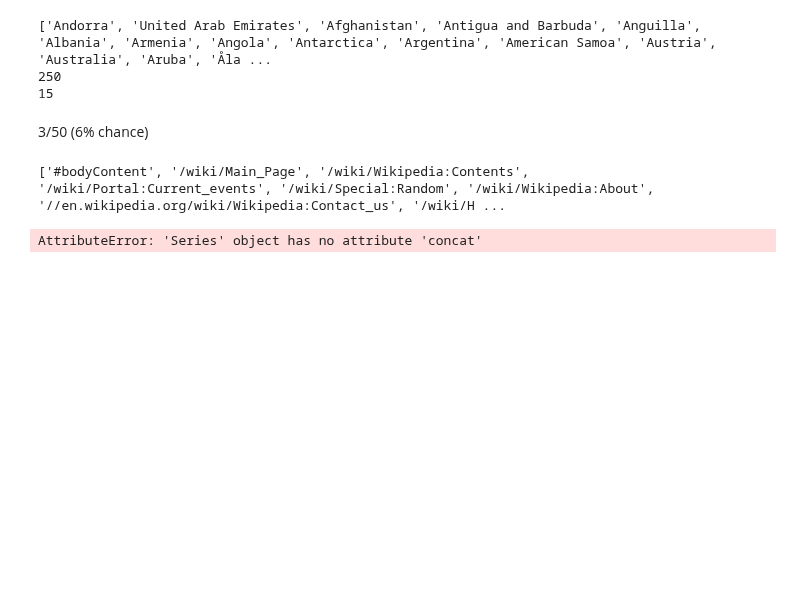
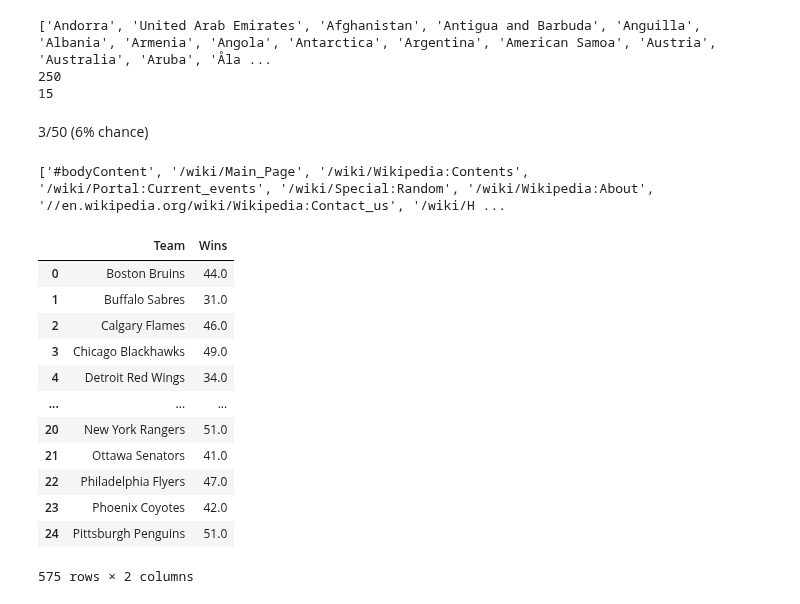
Before and after one commit to ReverseRasterization/AI, a Jupyter notebook: Semester 1/Web Scraping/Untitled.ipynb, the cells around one changed output. Drawn from its saved outputs; the diff is of its cells as text; code cells hidden in the pictures; blank space fills up the shorter version.

```diff
--- a/Semester 1/Web Scraping/Untitled.ipynb
+++ b/Semester 1/Web Scraping/Untitled.ipynb
@@ -68,36 +68,49 @@ else:
 # %%
 import requests
 import random as rand
 import pandas as pd
 from bs4 import BeautifulSoup
 
-winsDF = pd.DataFrame({
-    'Team': [],
-    'Wins': []
-})
+winsDF = pd.DataFrame()
 
 def getWins(page_num):
-    df = pd.DataFrame({
+    df = {
         'Team': [],
         'Wins': []
-    })
+    }
 
     html = requests.get(f'https://www.scrapethissite.com/pages/forms/?page_num={page_num}')
 
     soup = BeautifulSoup(html.text, 'html.parser')
 
     teams = soup.find_all('tr', class_ = 'team')
 
 
     for team in teams:
         name = team.find('td', class_='name').get_text(strip=True)
         wins = int(team.find('td', class_='wins').get_text(strip=True))
 
-        df['Team'].concat(name)
-        df['Wins'].concat(wins)
+        df['Team'].append(name)
+        df['Wins'].append(wins)
 
-    return df
+    return pd.DataFrame(df)
 
-getWins(1)
+
+for i in range(24):
+    winsDF = pd.concat([winsDF, getWins(i)])
+
+winsDF
 # %% [output]
+|  | Team | Wins |
+| 0 | Boston Bruins | 44.0 |
+| 1 | Buffalo Sabres | 31.0 |
+| 2 | Calgary Flames | 46.0 |
+| 3 | Chicago Blackhawks | 49.0 |
+| 4 | Detroit Red Wings | 34.0 |
+| ... | ... | ... |
+| 20 | New York Rangers | 51.0 |
+| 21 | Ottawa Senators | 41.0 |
+| 22 | Philadelphia Flyers | 47.0 |
+| 23 | Phoenix Coyotes | 42.0 |
+| 24 | Pittsburgh Penguins | 51.0 |
-AttributeError: 'Series' object has no attribute 'concat'
+575 rows × 2 columns
```
